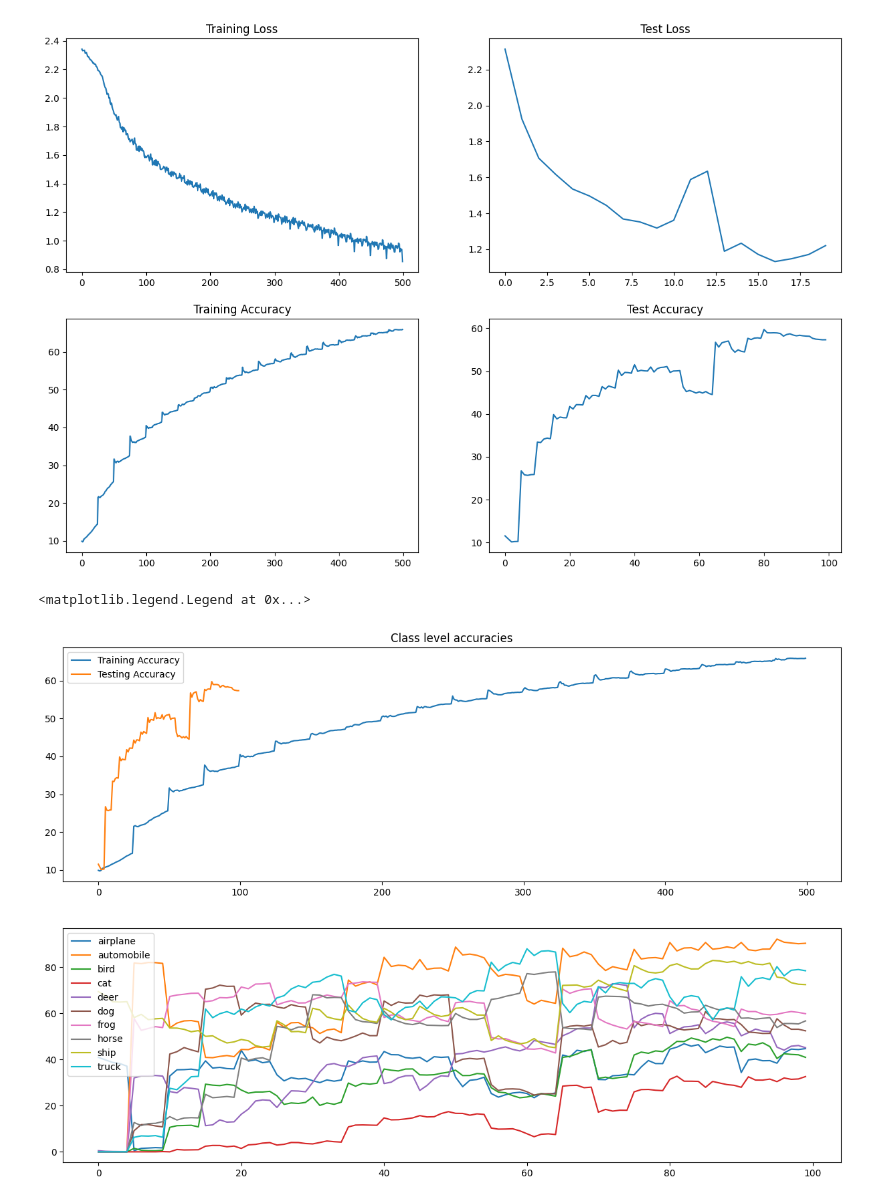
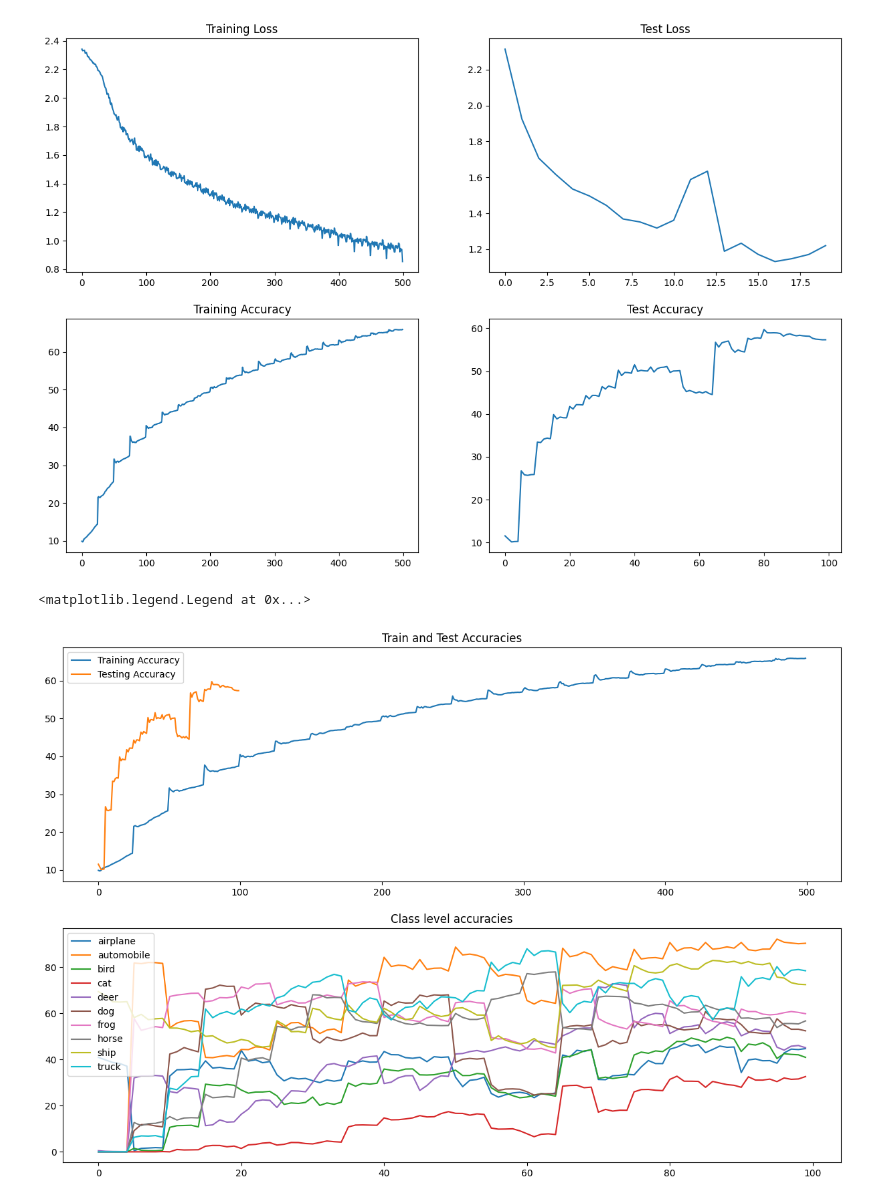
Before and after one commit to bensooraj/pytorch-s8-CIFAR10, a Jupyter notebook: cifar10_playground.ipynb, the cells around one changed output. Drawn from its saved outputs; the diff is of its cells as text; code cells hidden in the pictures.

Commit message:
fixing the plot titles

```diff
--- a/cifar10_playground.ipynb
+++ b/cifar10_playground.ipynb
@@ -260,19 +260,19 @@ Text(0.5, 1.0, 'Test Accuracy')
 # %%
 fig, axs = plt.subplots(2,1,figsize=(15,10))
 
 axs[0].set_title("Train and Test Accuracies")
 axs[0].plot(train_acc, label='Training Accuracy')
 axs[0].plot(test_acc, label='Testing Accuracy')
 axs[0].legend()
 
 # Prepare data for plotting
 c_names = list(class_accuracies.keys())
 c_accuracies = list(class_accuracies.values())
 
-axs[0].set_title("Class level accuracies")
+axs[1].set_title("Class level accuracies")
 for classname, accuracies in zip(c_names, c_accuracies):
     axs[1].plot(accuracies, label=classname)
 axs[1].legend()
 # %% [output]
 <matplotlib.legend.Legend at 0x...>
-[figure, old version]
+[figure, new version]
```
